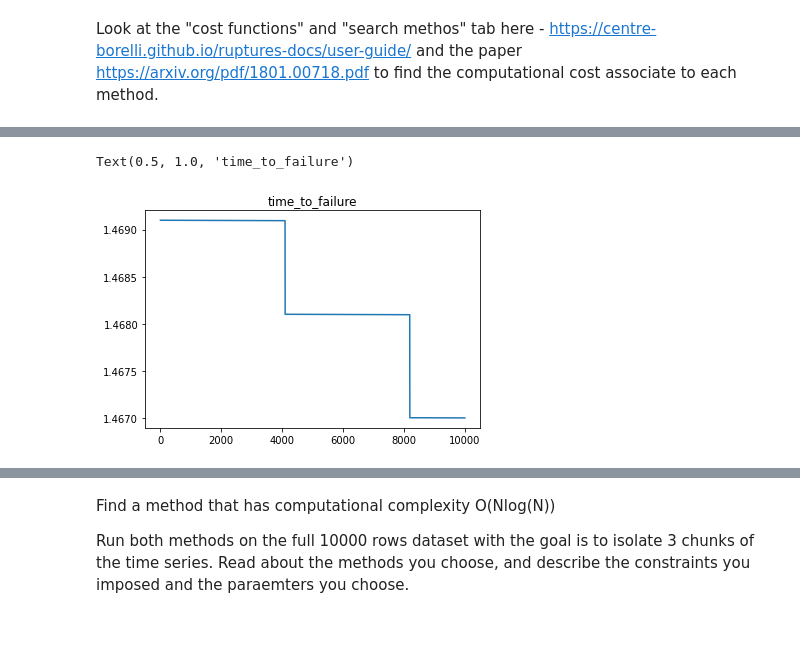
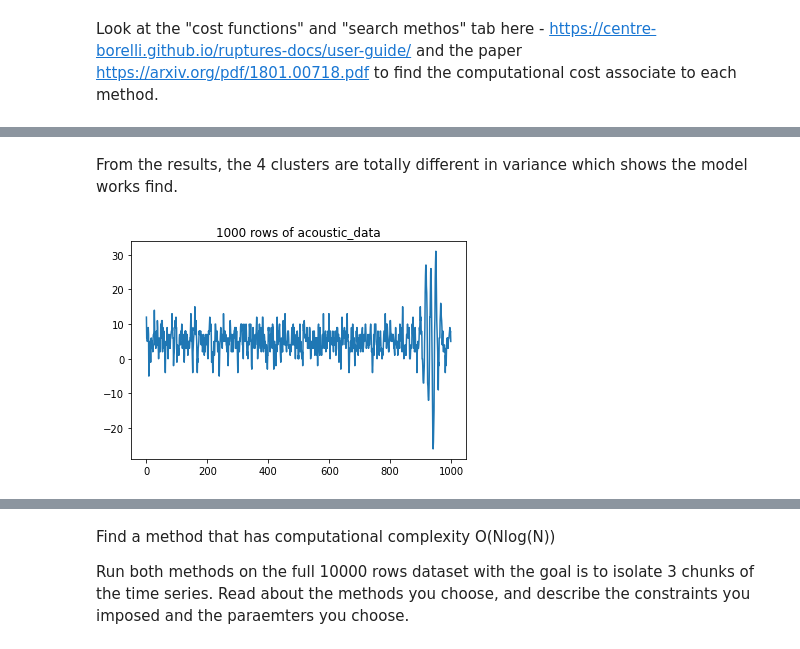
Before and after one commit to pvhau169/MLTSA22_HPhan, a Jupyter notebook: HW6/chchchchanges_instructions.ipynb, the cells around one changed output, grey strips where cells are left out. Cells and saved outputs as stored; diff of their text form; code cells hidden in the pictures.

```diff
--- a/HW6/chchchchanges_instructions.ipynb
+++ b/HW6/chchchchanges_instructions.ipynb
@@ -238,7 +267,11 @@ Text(0.5, 1.0, 'acoustic_data')
+# %% [markdown]
+From the results, the 4 clusters are totally different in variance which shows the model works find.
 # %%
-label = eq1.keys()[1]
+# Visualize Data with N = 1000
+n = 1000
+label = eq1.keys()[0]
 pl.plot(eq1[label][:n])
-pl.title(label)
+pl.title(str(n) +" rows of " + label )
+data = eq1[label][:n].to_numpy()
 # %% [output]
-Text(0.5, 1.0, 'time_to_failure')
-[figure, old version]
+[figure, new version]
```
Also changed, not shown: parts of 31 cells of this notebook.
